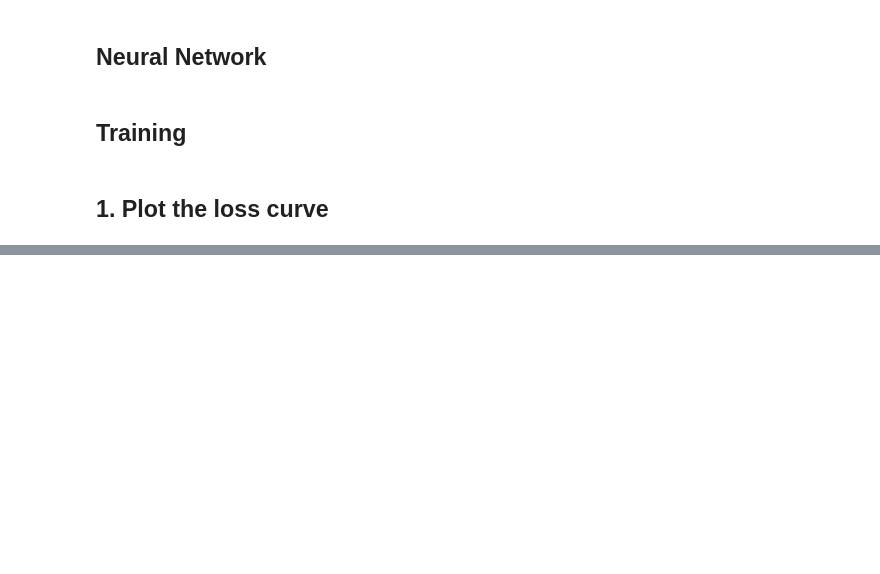
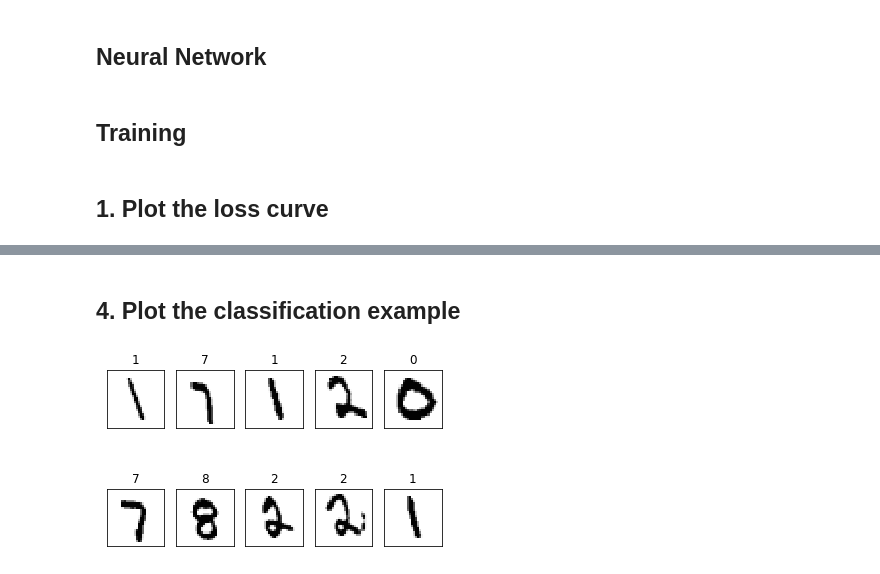
Before and after one commit to cielixer/CAU-MachineLearning2020-1st, a Jupyter notebook: Homework09/code.ipynb, the cells around one changed output, grey strips where cells are left out. Cells and saved outputs as stored; diff of their text form; code cells hidden in the pictures; blank space fills up the shorter version.

```diff
--- a/Homework09/code.ipynb
+++ b/Homework09/code.ipynb
@@ -155,5 +155,28 @@ for i in range(iterationss):
 
     train_accuracies.append(network.getAccuracy(train_X, train_L) * 100.0)
     test_accuracies.append(network.getAccuracy(test_X, test_L) * 100.0)
+# %%
+N = test_X.shape[1]
+
+u_ = np.matmul(network.U, test_X)
+u  = np.concatenate((sigmoid(u_), np.ones((1, N))))
+v_ = np.matmul(network.V, u)
+v  = np.concatenate((sigmoid(v_), np.ones((1, N))))
+w_ = np.matmul(network.W, v)
+w  = sigmoid(np.matmul(network.W, v))
+
+max_w_indices = np.argmax(w, axis=0)
+max_l_indices = np.argmax(test_L, axis=0)
+
+correct_sample, correct_ans = [], []
+incorrect_sample, incorrect_ans = [], []
+
+for i in range(N):
+    if max_w_indices[0,i] == max_l_indices[i]:
+        correct_sample.append(test_X[:-1,i].reshape((IMG_SZ_ROW, IMG_SZ_COL)))
+        correct_ans.append(max_w_indices[0,i])
+    else:
+        incorrect_sample.append(test_X[:-1,i].reshape((IMG_SZ_ROW, IMG_SZ_COL)))
+        incorrect_ans.append(max_w_indices[0,i])
 # %% [markdown]
 ## 1. Plot the loss curve
@@ -175,0 +203,12 @@ ValueError: x and y must have same first dimension, but have shapes (10,) and (1
+# %% [markdown]
+## 4. Plot the classification example
+# %%
+for i in range(10):
+    plt.subplot(2, 5, i+1)
+    plt.title(correct_ans[i])
+    plt.imshow(correct_sample[i], cmap='Greys')
+    frame   = plt.gca()
+    frame.axes.get_xaxis().set_visible(False)
+    frame.axes.get_yaxis().set_visible(False)
+# %% [output]
+[figure, added]
```
Also changed, not shown: parts of 8 cells of this notebook.
